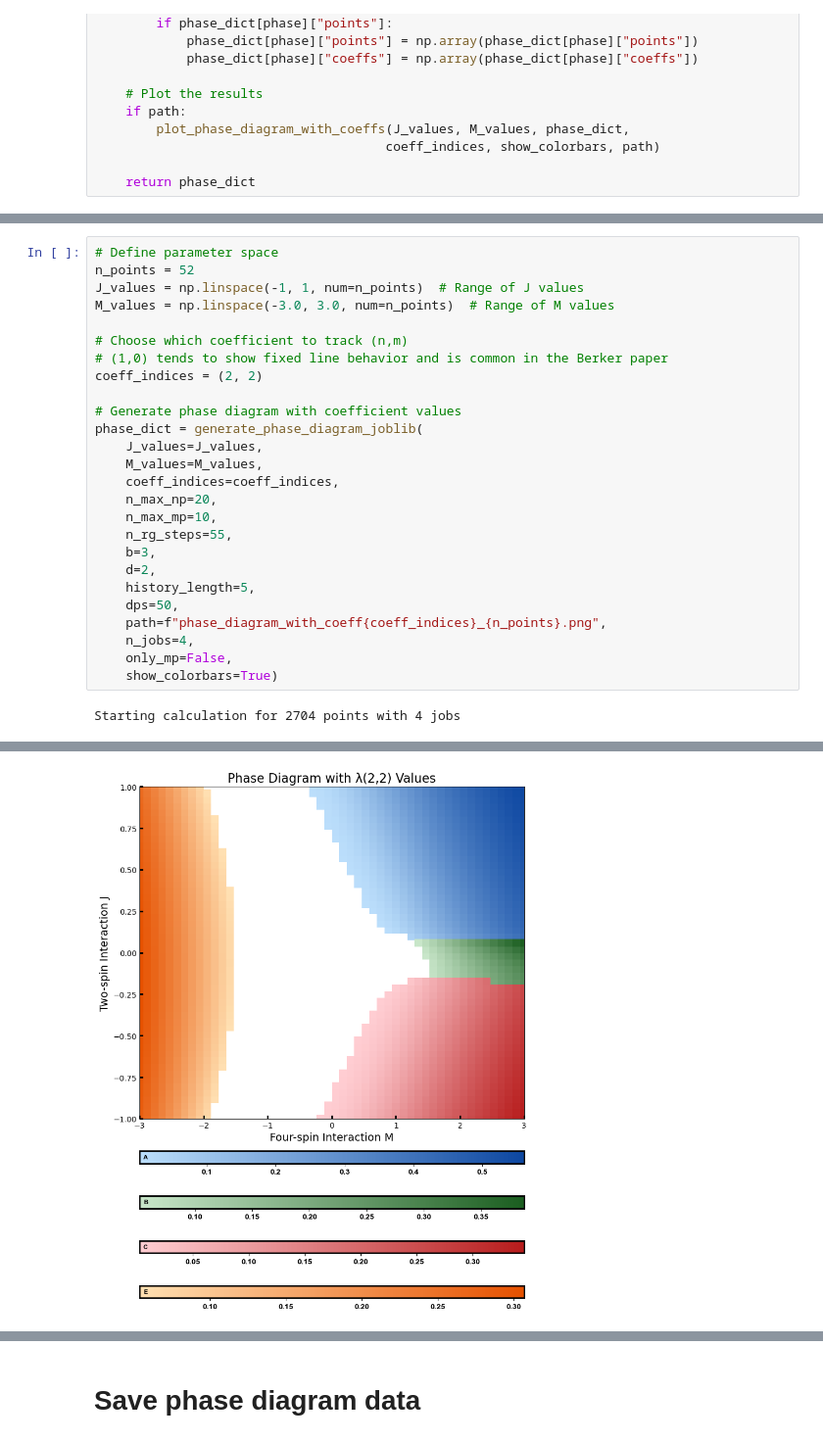
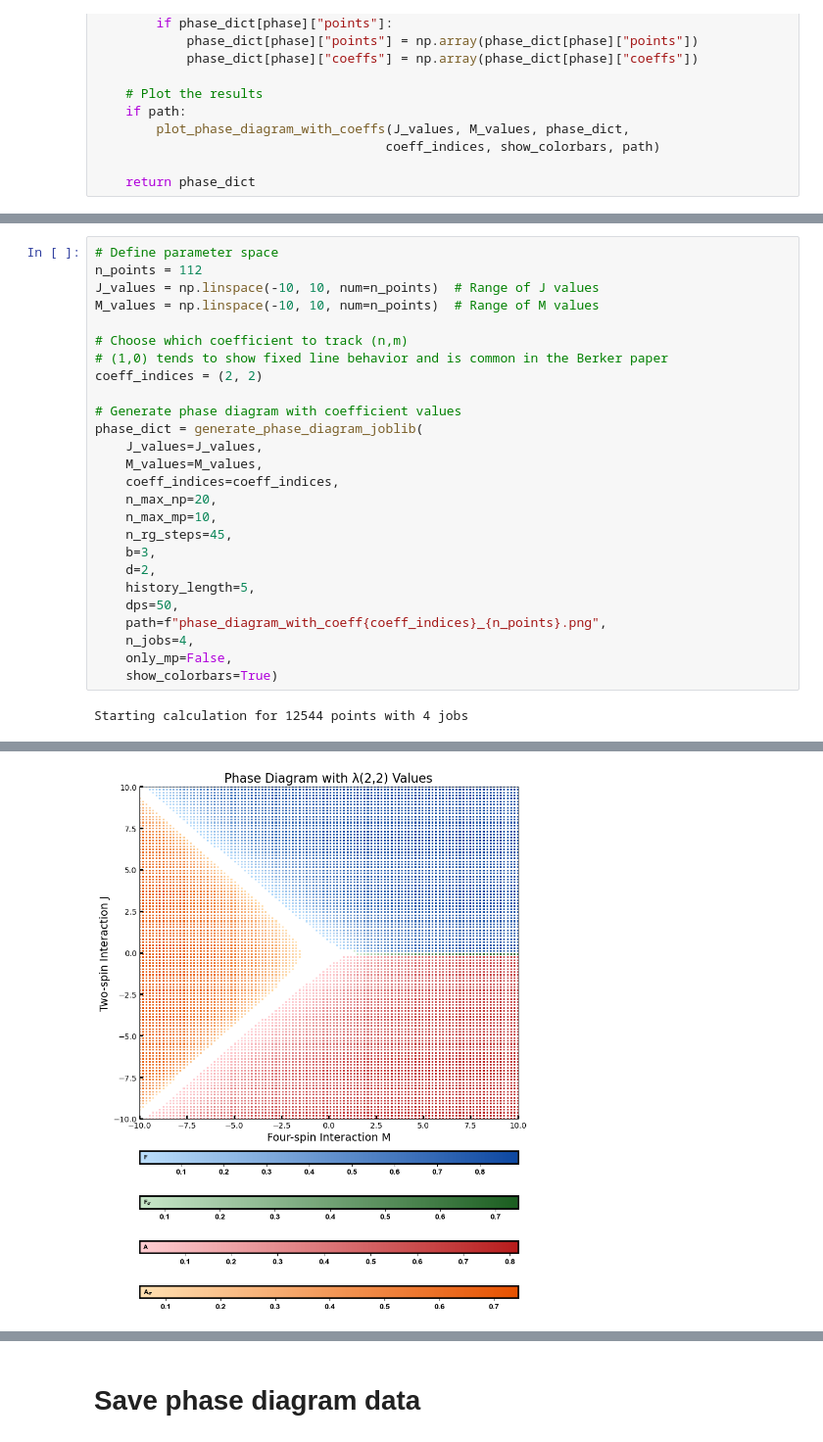
Before and after one commit to erbilcanartun/continuous-ashkin-teller, a Jupyter notebook: phase_diagram_coeff.ipynb, the cells around one changed output, grey strips where cells are left out. Shown at 98% size. Saved outputs shown, nothing was run; the diff lists cells and outputs as text.

```diff
--- a/phase_diagram_coeff.ipynb
+++ b/phase_diagram_coeff.ipynb
@@ -562,9 +564,9 @@ def plot_phase_diagram_with_coeffs(J_values, M_values, phase_dict, coeff_indices
     return fig
 # %%
 # Define parameter space
-n_points = 52
-J_values = np.linspace(-1, 1, num=n_points)  # Range of J values
-M_values = np.linspace(-3.0, 3.0, num=n_points)  # Range of M values
+n_points = 112
+J_values = np.linspace(-10, 10, num=n_points)  # Range of J values
+M_values = np.linspace(-10, 10, num=n_points)  # Range of M values
 
 # Choose which coefficient to track (n,m)
 # (1,0) tends to show fixed line behavior and is common in the Berker paper
@@ -577,7 +579,7 @@ phase_dict = generate_phase_diagram_joblib(
     coeff_indices=coeff_indices,
     n_max_np=20,
     n_max_mp=10,
-    n_rg_steps=55,
+    n_rg_steps=45,
     b=3,
     d=2,
     history_length=5,
@@ -587,5 +589,5 @@ phase_dict = generate_phase_diagram_joblib(
     only_mp=False,
     show_colorbars=True)
 # %% [output]
-Starting calculation for 2704 points with 4 jobs
+Starting calculation for 12544 points with 4 jobs
 [Parallel(n_jobs=4)]: Using backend LokyBackend with 4 concurrent workers.
@@ -608,2 +610,2 @@ Starting calculation for 2704 points with 4 jobs
-[figure, old version]
+[figure, new version]
 # %%
```
Also changed, not shown: parts of 8 cells of this notebook.
